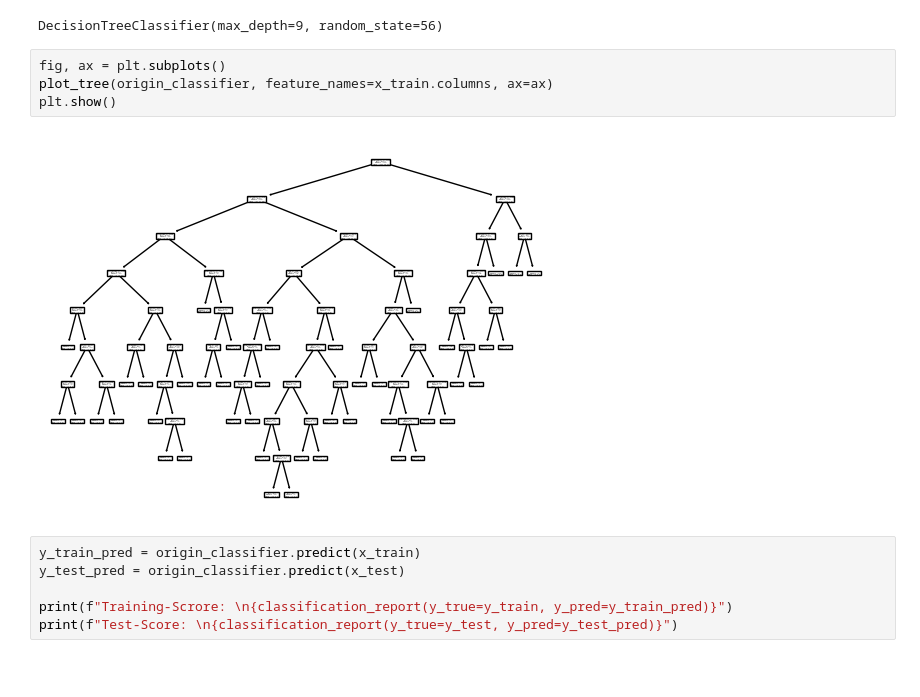
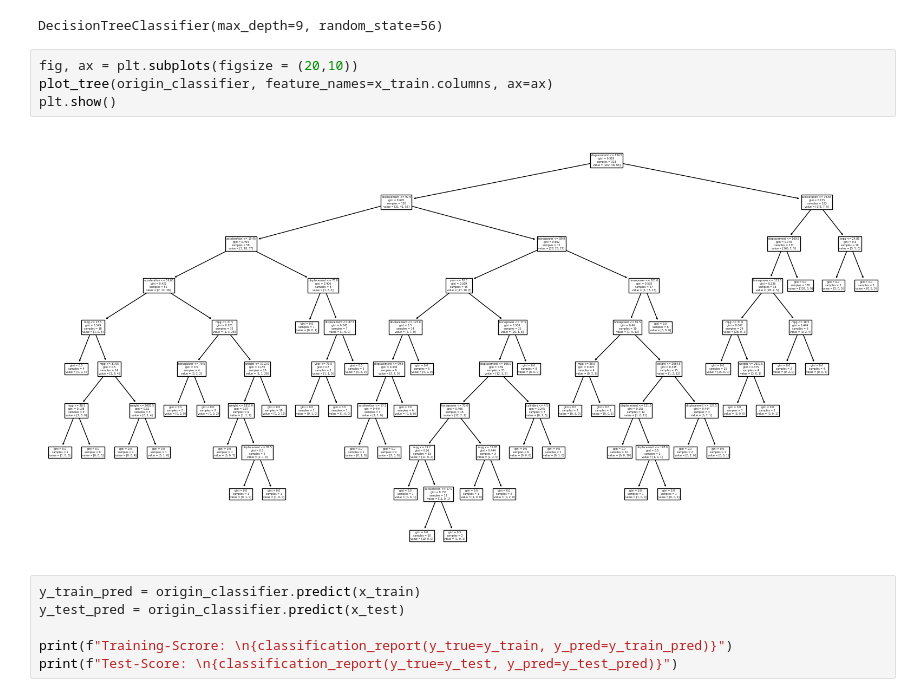
Before and after one commit to yungjulio/AutoData, a Jupyter notebook: sample.ipynb, the cells around one changed output. Saved outputs shown, nothing was run; the diff lists cells and outputs as text; blank space fills up the shorter version.

```diff
--- a/sample.ipynb
+++ b/sample.ipynb
@@ -484,11 +484,11 @@ origin_classifier.fit(x_train, y_train)
 # %% [output]
 DecisionTreeClassifier(max_depth=9, random_state=56)
 # %%
-fig, ax = plt.subplots()
+fig, ax = plt.subplots(figsize = (20,10))
 plot_tree(origin_classifier, feature_names=x_train.columns, ax=ax)
 plt.show()
 # %% [output]
-[figure, old version]
+[figure, new version]
 # %%
 y_train_pred = origin_classifier.predict(x_train)
 y_test_pred = origin_classifier.predict(x_test)
```
Also changed, not shown: parts of 4 cells of this notebook.
